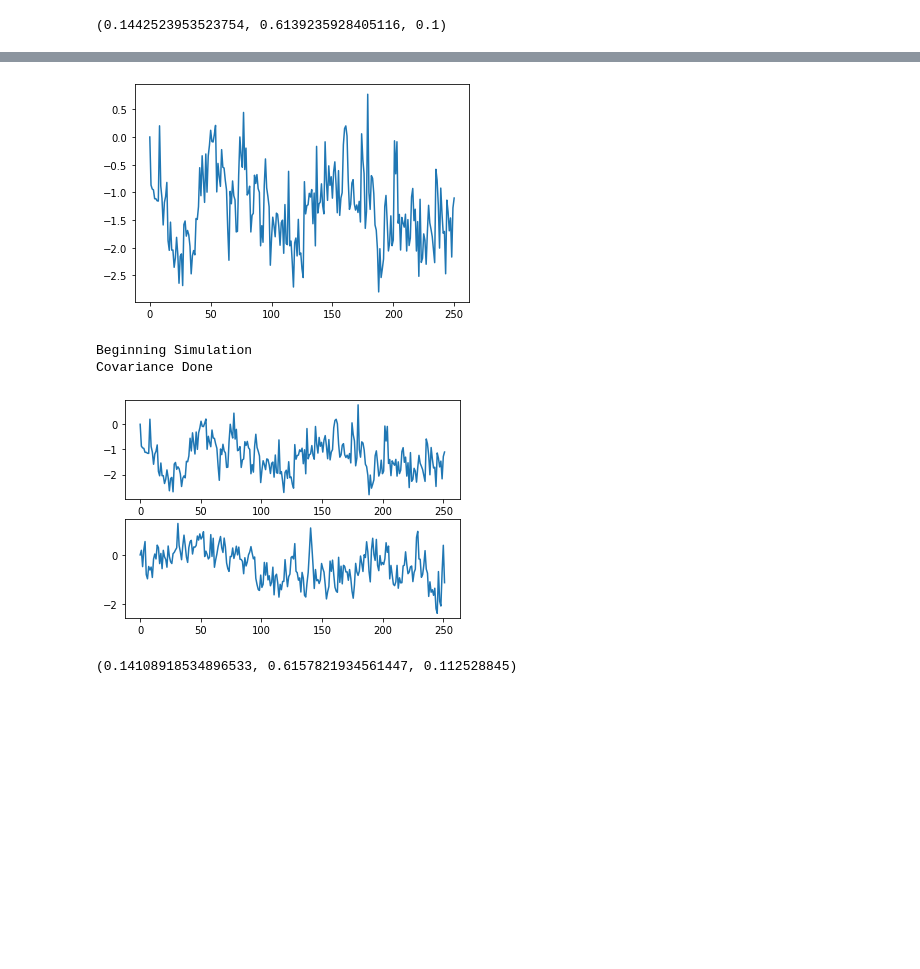
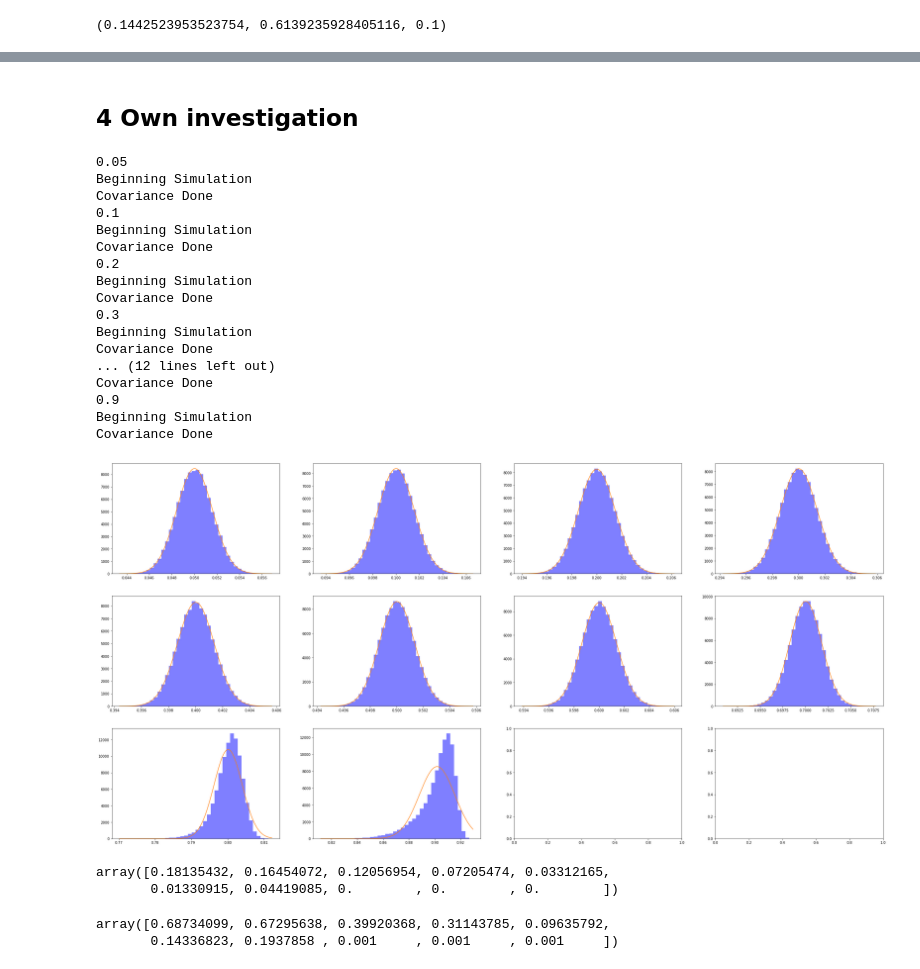
Before and after one commit to Jamjam1729/Dissertation, a Jupyter notebook: Dissertation.ipynb, the cells around one changed output, grey strips where cells are left out. Cells and saved outputs as stored; diff of their text form; code cells hidden in the pictures; blank space fills up the shorter version.

```diff
--- a/Dissertation.ipynb
+++ b/Dissertation.ipynb
@@ -636,8 +621,65 @@ Covariance Done
-# %%
-make_SPX_graphs(SPX_path[-251:], SPX_path[-251])
-# %% [output]
-[figure, removed]
-Beginning Simulation
-Covariance Done
-[figure, removed]
-(0.14108918534896533, 0.6157821934561447, 0.112528845)
+# %% [markdown]
+## 4 Own investigation
+# %%
+H_values = np.array([0.05, 0.1, 0.2, 0.3, 0.4, 0.5, 0.6, 0.7, 0.8, 0.9])
+# q_values = np.array([0.5, 1, 2, 3])
+
+norm_checks_JB = np.zeros(H_values.shape)
+norm_checks_LF = np.zeros(H_values.shape)
+
+
+# Distribution Check
+n_sims = 100_000
+n_steps = 2 ** 12
+
+fig, axs = plt.subplots(int(np.ceil(H_values.shape[0] / 4)), 4, figsize=(40, 20))
+
+for j, H in enumerate(H_values):
+    print(H)
+    out = simulate_bm_fbm(n_sims, n_steps, T, H, do_both_paths = False)[1]
+    H_estimators = np.zeros(n_sims)
+
+    for i in range(out.shape[0]):
+        H_estimators[i] = H_estimator(out[i, :], 1)
+
+    test_JB = jarque_bera(H_estimators)
+    norm_checks_JB[j] = test_JB.pvalue
+
+    p_value = lilliefors(H_estimators)[1]
+    norm_checks_LF[j] = p_value
+
+    axs[int(np.floor(j / 4)), j % 4].hist(H_estimators, bins = 40, facecolor='blue', alpha=0.5)
+    y = np.linspace(H_estimators.min(), H_estimators.max(), 1000)
+    bin_width = (H_estimators.max() - H_estimators.min()) / 40
+    axs[int(np.floor(j / 4)), j % 4].plot(y, norm.pdf(y, loc = np.mean(H_estimators), scale = np.std(H_estimators)) * n_sims * bin_width)
+
+plt.show()
+# %% [output]
+0.05
+Beginning Simulation
+Covariance Done
+0.1
+Beginning Simulation
+Covariance Done
+0.2
+Beginning Simulation
+Covariance Done
+0.3
+Beginning Simulation
+Covariance Done
+... (12 lines left out)
+Covariance Done
+0.9
+Beginning Simulation
+Covariance Done
+[figure, added]
+# %%
+norm_checks_JB
+# %% [output]
+array([0.18135432, 0.16454072, 0.12056954, 0.07205474, 0.03312165,
+       0.01330915, 0.04419085, 0.        , 0.        , 0.        ])
+# %%
+norm_checks_LF
+# %% [output]
+array([0.68734099, 0.67295638, 0.39920368, 0.31143785, 0.09635792,
+       0.14336823, 0.1937858 , 0.001     , 0.001     , 0.001     ])
```
Also changed, not shown: parts of 17 cells of this notebook.
